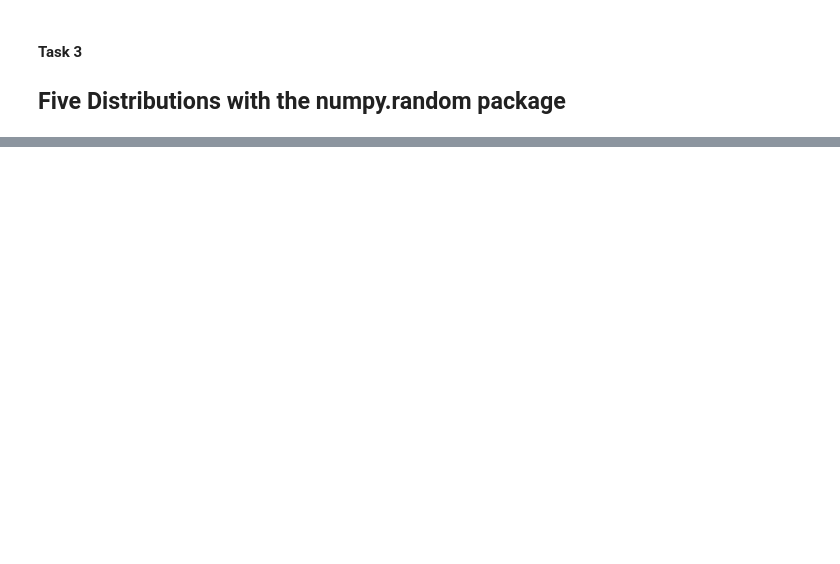
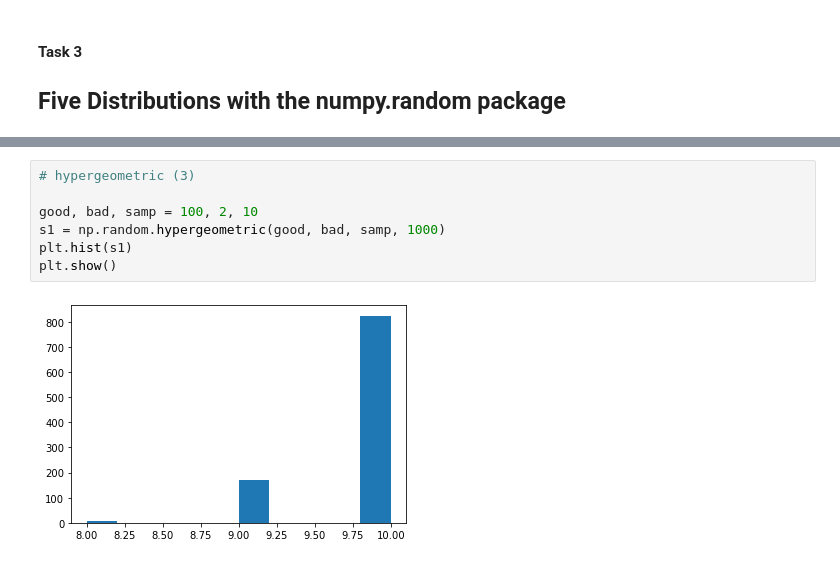
Before and after one commit to EibhinnLee/Programming-for-Data-Analysis---Assignments, a Jupyter notebook: Programming-for-Data-Analysis-Assignments.ipynb, the cells around one changed output, grey strips where cells are left out. Saved outputs shown, nothing was run; the diff lists cells and outputs as text; blank space fills up the shorter version.

```diff
--- a/Programming-for-Data-Analysis-Assignments.ipynb
+++ b/Programming-for-Data-Analysis-Assignments.ipynb
@@ -127,0 +145,9 @@ Five Distributions with the numpy.random package
+# %%
+# hypergeometric (3)
+
+good, bad, samp = 100, 2, 10
+s1 = np.random.hypergeometric(good, bad, samp, 1000)
+plt.hist(s1)
+plt.show()
+# %% [output]
+[figure, added]
```
Also changed, not shown: parts of 16 cells of this notebook.
